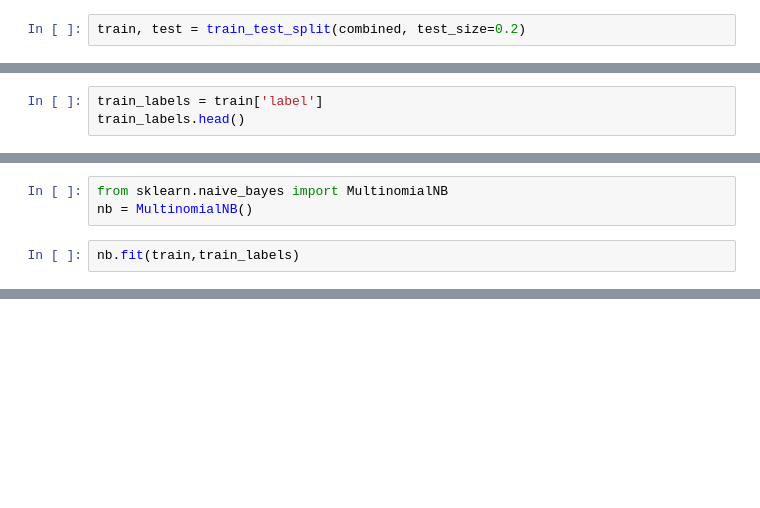
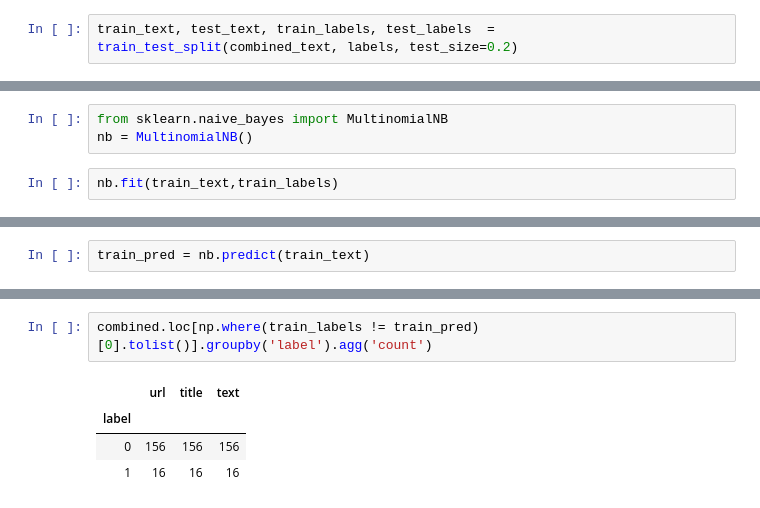
Before and after one commit to jpyneni3/Fake_News_Detector, a Jupyter notebook: Notebooks/Data Combiner.ipynb, the cells around one changed output, grey strips where cells are left out. Drawn from its saved outputs; the diff is of its cells as text; blank space fills up the shorter version.

```diff
--- a/Notebooks/Data Combiner.ipynb
+++ b/Notebooks/Data Combiner.ipynb
@@ -95,2 +94,2 @@ combined.head()
 # %%
-train, test = train_test_split(combined, test_size=0.2)
+train_text, test_text, train_labels, test_labels  = train_test_split(combined_text, labels, test_size=0.2)
@@ -119,3 +95,0 @@ test.head()
-# %%
-train_labels = train['label']
-train_labels.head()
@@ -140,5 +149,5 @@ train.head()
 from sklearn.naive_bayes import MultinomialNB
 nb = MultinomialNB()
 # %%
-nb.fit(train,train_labels)
+nb.fit(train_text,train_labels)
 # %% [output]
@@ -145,0 +155,2 @@ ValueError: could not convert string to float: 'healthimpactnews.com'
+# %%
+train_pred = nb.predict(train_text)
@@ -145,0 +165,7 @@ ValueError: could not convert string to float: 'healthimpactnews.com'
+# %%
+combined.loc[np.where(train_labels != train_pred)[0].tolist()].groupby('label').agg('count')
+# %% [output]
+|  | url | title | text |
+| label |  |  |  |
+| 0 | 156 | 156 | 156 |
+| 1 | 16 | 16 | 16 |
```
Also changed, not shown: parts of 14 cells of this notebook.
